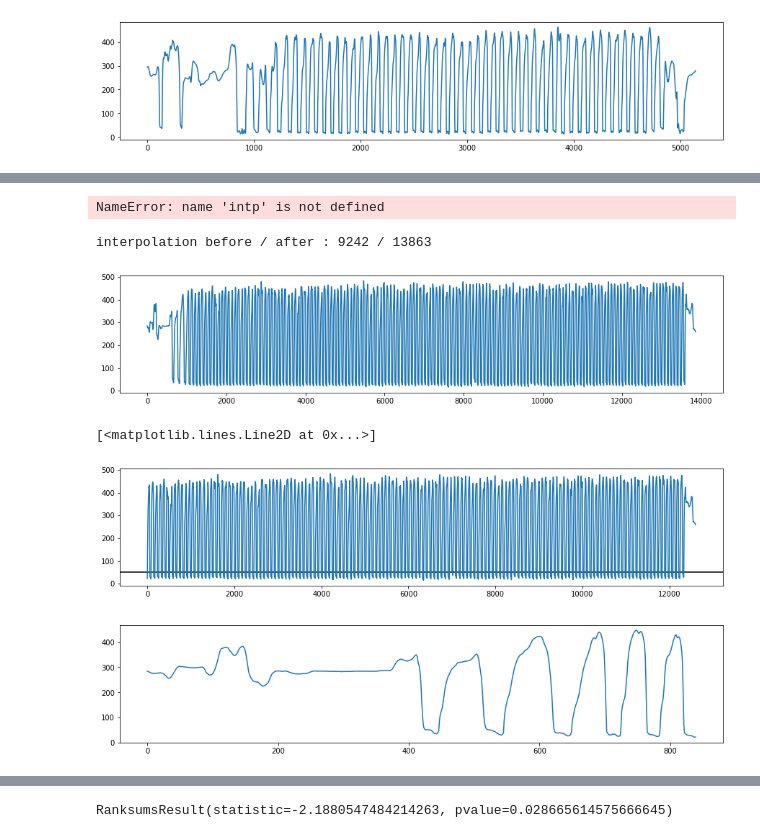
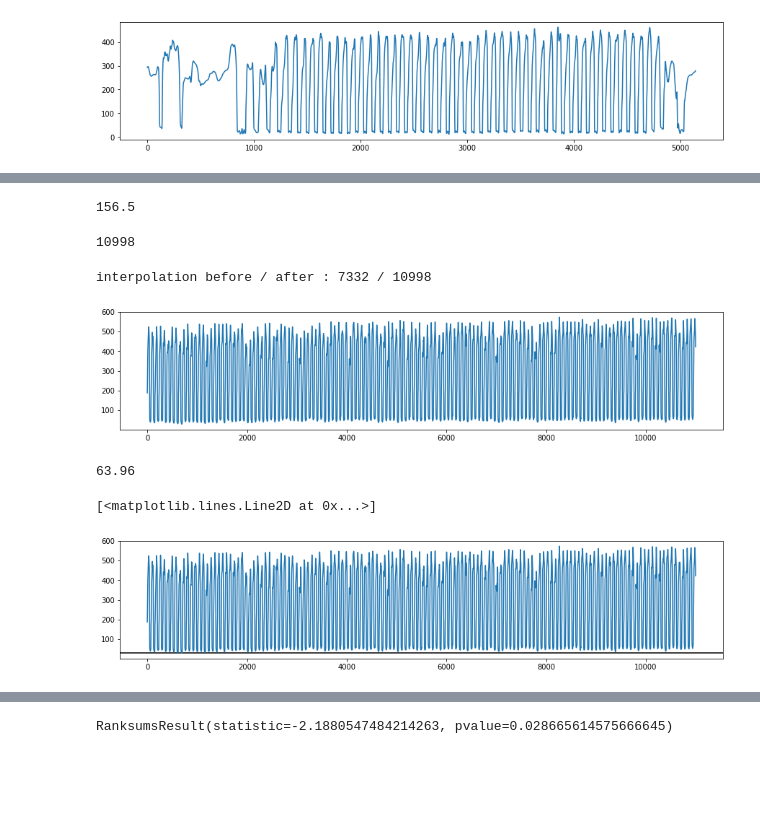
Before and after one commit to taeoowl/gait, a Jupyter notebook: gait/anno_test/anno.ipynb, the cells around one changed output, grey strips where cells are left out. Cells and saved outputs as stored; diff of their text form; code cells hidden in the pictures; blank space fills up the shorter version.

```diff
--- a/gait/anno_test/anno.ipynb
+++ b/gait/anno_test/anno.ipynb
@@ -617,7 +617,7 @@ plt.plot(cv2.resize(np.array(pres_mean_0524), dsize=(1, 5144)))
 [<matplotlib.lines.Line2D at 0x...>]
 [figure]
 # %%
-right_0526 = pd.read_csv('220526_태민우_3km_R.csv')
+right_0526 = pd.read_csv('D:\gait_dataset/gilon/박준영_220530_3km_R.csv')
 right_0526.columns = ['name', 'addr', 'timestamp', 'acc_x', 'acc_y', 'acc_z', 'gyro_x', 'gyro_y', 'gyro_z',
               'pr1', 'pr2', 'pr3', 'p4', 'pr5', 'pr6', 'pr7', 'p8', 'pr9', 'pr10', 'num']
 # %%
@@ -648 +638,5 @@ plt.plot(pres_mean_0526[:840])
+# %%
+min(pres_mean_0526)
+# %% [output]
+156.5
 # %%
@@ -650,7 +644,7 @@ plt.plot(pres_mean_0526[:840])
 # %%
 int(len(pres_mean_0526)*intp)
 # %% [output]
-NameError: name 'intp' is not defined
+10998
 # %%
 # sampling rate를 영상 frame과 동일하게 통일
 sampling_rate = 40
@@ -663,16 +657,17 @@ plt.figure(figsize=(15,3))
 plt.plot(pres_mean_intp_0526)
 print('interpolation before / after :',len(pres_mean_0526), '/', len(pres_mean_intp_0526))
 # %% [output]
-interpolation before / after : 9242 / 13863
+interpolation before / after : 7332 / 10998
-[figure, old version]
+[figure, new version]
+# %%
+1.066*60
+# %% [output]
+63.96
 # %%
 plt.figure(figsize=(15,3))
-plt.axhline(y=50, color='k')
-plt.plot(pres_mean_intp_0526[1260:])
-plt.figure(figsize=(15,3))
-plt.plot(pres_mean_0526[:840])
+plt.axhline(y=30, color='k')
+plt.plot(pres_mean_intp_0526)
 # %% [output]
 [<matplotlib.lines.Line2D at 0x...>]
-[figure, old version]
+[figure, new version]
-[figure, removed]
 # %%
```
Also changed, not shown: parts of 19 cells of this notebook, 14 other files.
